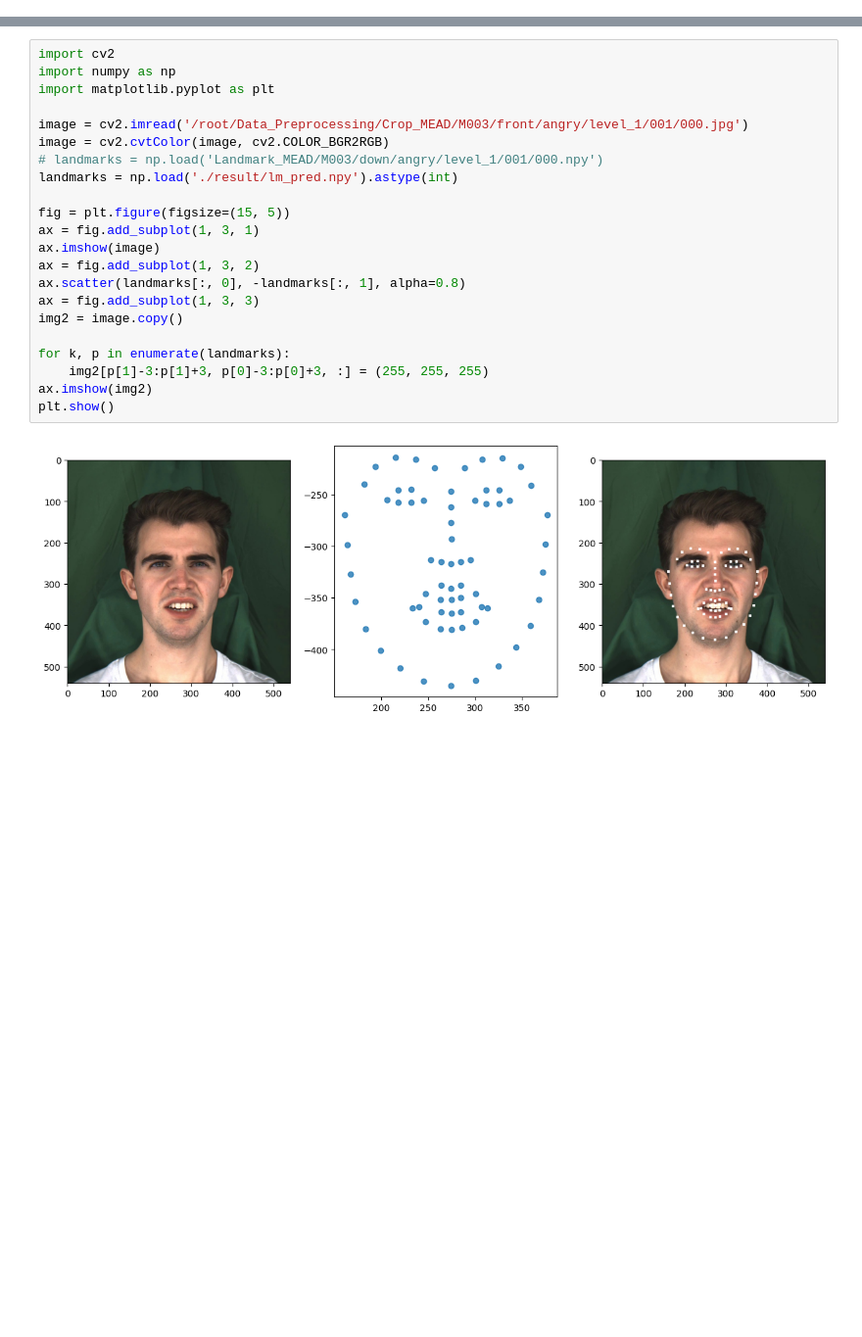
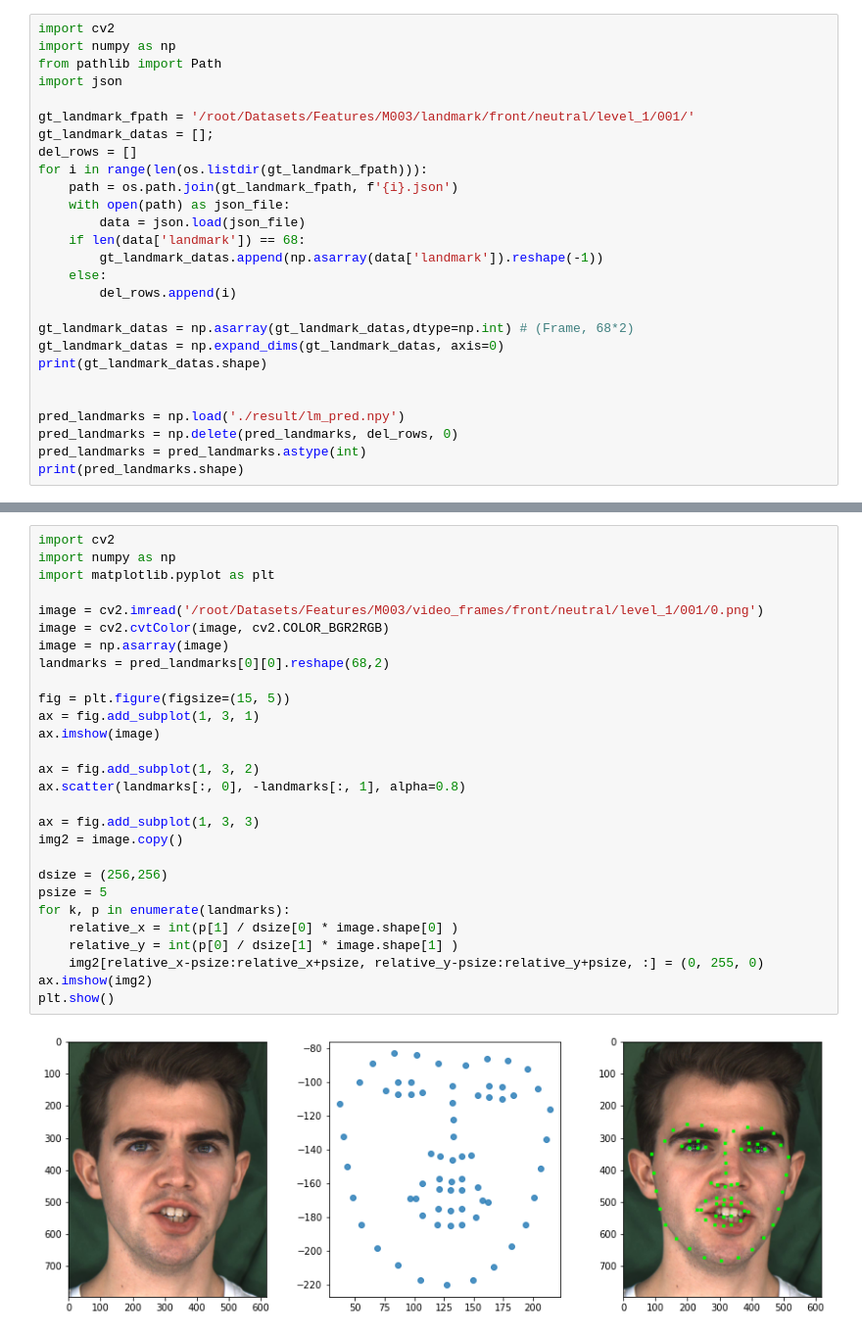
Before and after one commit to cxnam-vnuhcmus/TalkingHead, a Jupyter notebook: audio2landmark/lstm/Untitled.ipynb, the cells around one changed output, grey strips where cells are left out. Shown at 98% size. Cells and saved outputs as stored; diff of their text form; blank space fills up the shorter version.

Commit message:
audio2landmark/lstm

```diff
--- a/audio2landmark/lstm/Untitled.ipynb
+++ b/audio2landmark/lstm/Untitled.ipynb
@@ -0,0 +37,27 @@
+# %%
+import cv2
+import numpy as np
+from pathlib import Path
+import json
+
+gt_landmark_fpath = '/root/Datasets/Features/M003/landmark/front/neutral/level_1/001/'
+gt_landmark_datas = [];
+del_rows = []
+for i in range(len(os.listdir(gt_landmark_fpath))):
+    path = os.path.join(gt_landmark_fpath, f'{i}.json')
+    with open(path) as json_file:
+        data = json.load(json_file)
+    if len(data['landmark']) == 68:
+        gt_landmark_datas.append(np.asarray(data['landmark']).reshape(-1))
+    else:
+        del_rows.append(i)
+
+gt_landmark_datas = np.asarray(gt_landmark_datas,dtype=np.int) # (Frame, 68*2)
+gt_landmark_datas = np.expand_dims(gt_landmark_datas, axis=0)
+print(gt_landmark_datas.shape)
+
+
+pred_landmarks = np.load('./result/lm_pred.npy')
+pred_landmarks = np.delete(pred_landmarks, del_rows, 0)
+pred_landmarks = pred_landmarks.astype(int)
+print(pred_landmarks.shape)
@@ -1,24 +133,30 @@
 # %%
 import cv2
 import numpy as np
 import matplotlib.pyplot as plt
 
-image = cv2.imread('/root/Data_Preprocessing/Crop_MEAD/M003/front/angry/level_1/001/000.jpg')
+image = cv2.imread('/root/Datasets/Features/M003/video_frames/front/neutral/level_1/001/0.png')
 image = cv2.cvtColor(image, cv2.COLOR_BGR2RGB)
-# landmarks = np.load('Landmark_MEAD/M003/down/angry/level_1/001/000.npy')
-landmarks = np.load('./result/lm_pred.npy').astype(int)
+image = np.asarray(image)
+landmarks = pred_landmarks[0][0].reshape(68,2)
 
 fig = plt.figure(figsize=(15, 5))
 ax = fig.add_subplot(1, 3, 1)
 ax.imshow(image)
+
 ax = fig.add_subplot(1, 3, 2)
 ax.scatter(landmarks[:, 0], -landmarks[:, 1], alpha=0.8)
+
 ax = fig.add_subplot(1, 3, 3)
 img2 = image.copy()
 
+dsize = (256,256)
+psize = 5
 for k, p in enumerate(landmarks):
-    img2[p[1]-3:p[1]+3, p[0]-3:p[0]+3, :] = (255, 255, 255)
+    relative_x = int(p[1] / dsize[0] * image.shape[0] )
+    relative_y = int(p[0] / dsize[1] * image.shape[1] )
+    img2[relative_x-psize:relative_x+psize, relative_y-psize:relative_y+psize, :] = (0, 255, 0)
 ax.imshow(img2)
 plt.show()
 # %% [output]
-[figure, old version]
+[figure, new version]
```
Also changed, not shown: parts of 12 cells of this notebook, 46 other files.
